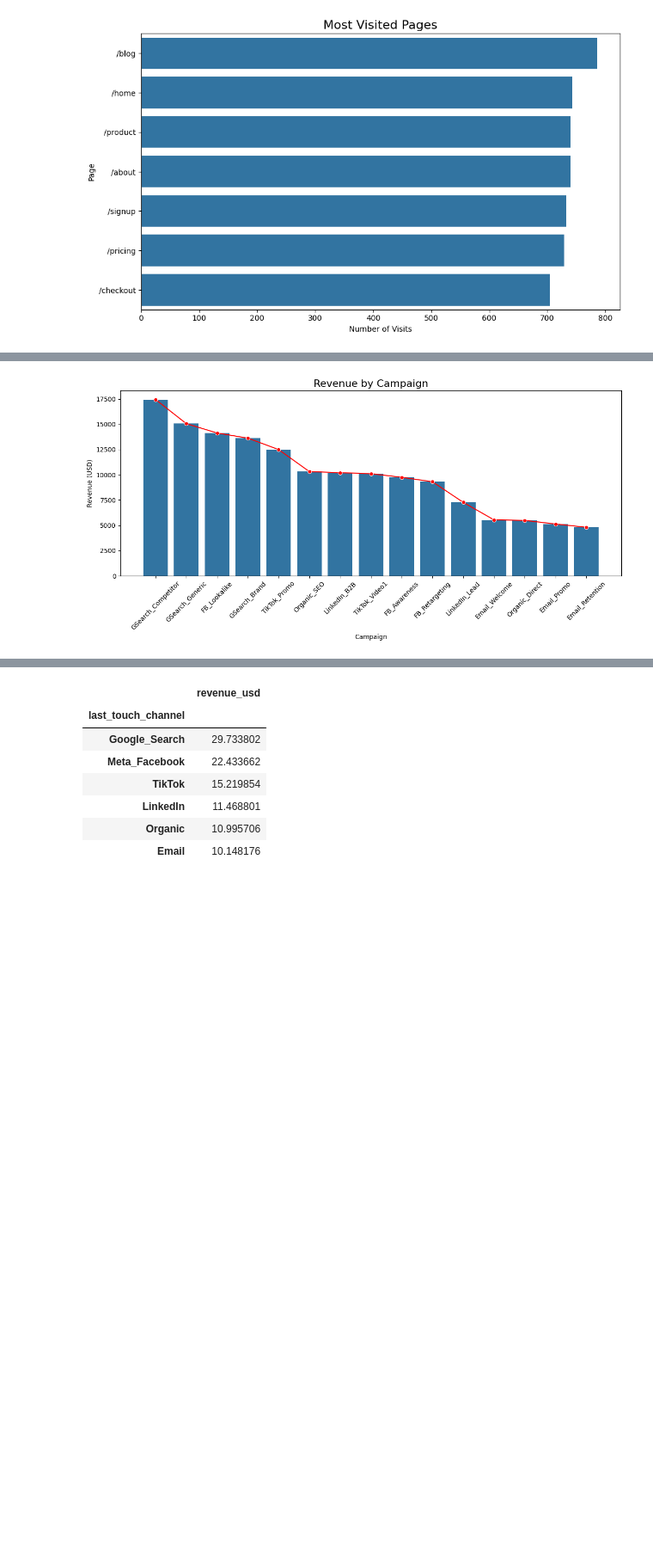
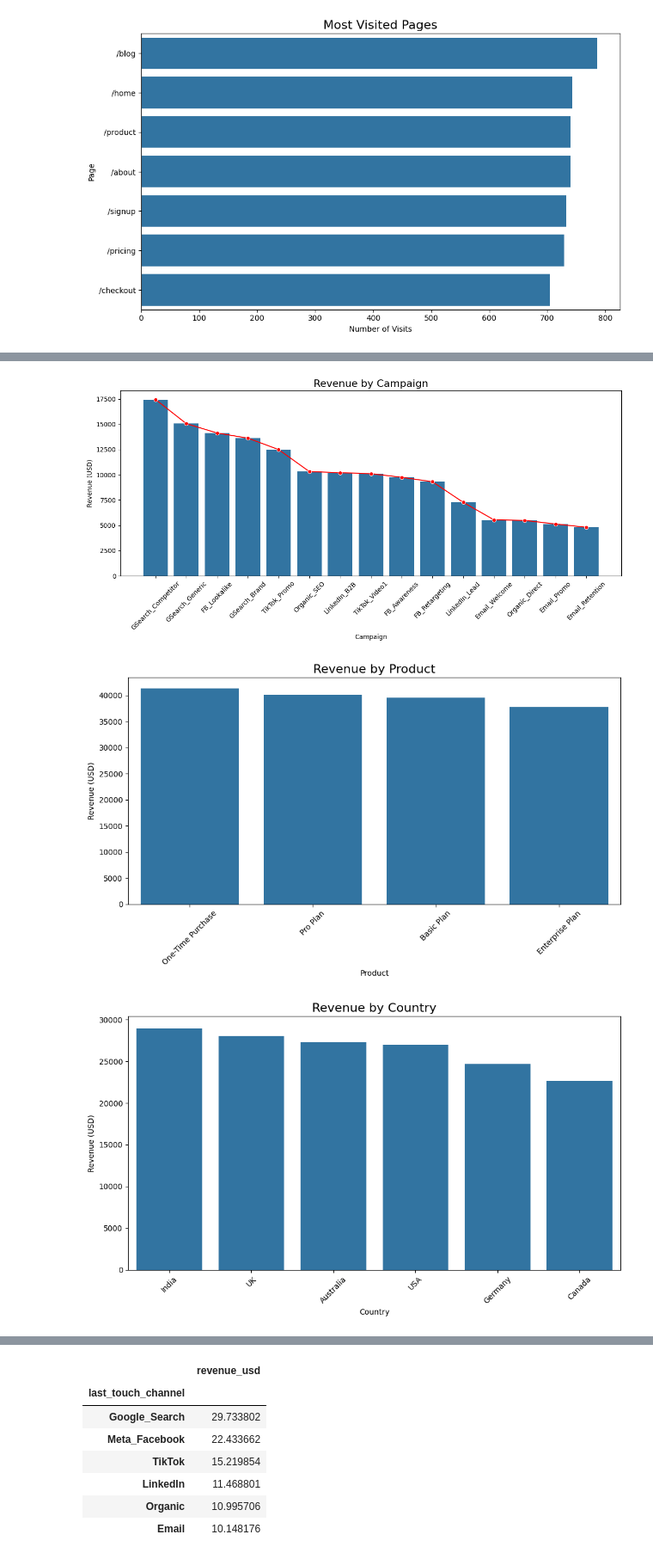
Before and after one commit to banerjee109/Infotact-Data-Team-2, a Jupyter notebook: Assignmenet_1_Roughbook.ipynb, the cells around one changed output, grey strips where cells are left out. Shown at 86% size. Saved outputs shown, nothing was run; the diff lists cells and outputs as text; code cells hidden in the pictures; blank space fills up the shorter version.

```diff
--- a/Assignmenet_1_Roughbook.ipynb
+++ b/Assignmenet_1_Roughbook.ipynb
@@ -559,30 +559,66 @@ plt.tight_layout()
 plt.show()
 
 ##Revenue By Campaign
 revenue_campaign = crm_df.groupby("last_touch_campaign")["revenue_usd"].sum().sort_values(ascending=False).reset_index()
 plt.figure(figsize=(12,6))
 sns.barplot(data=revenue_campaign,x="last_touch_campaign",y="revenue_usd")
 sns.lineplot(data=revenue_campaign,x="last_touch_campaign",y="revenue_usd",color="red",marker="o")
 plt.title("Revenue by Campaign", fontsize=16)
 plt.xlabel("Campaign")
 plt.ylabel("Revenue (USD)")
 plt.xticks(rotation=45)
 plt.tight_layout()
 plt.show()
+
+##Revenue By Product Purchased
+product_revenue = crm_df.groupby("product_purchased")["revenue_usd"].sum().sort_values(ascending=False).reset_index()
+plt.figure(figsize=(10,6))
+sns.barplot(data=product_revenue,x="product_purchased",y="revenue_usd")
+plt.title("Revenue by Product", fontsize=16)
+plt.xlabel("Product")
+plt.ylabel("Revenue (USD)")
+plt.xticks(rotation=45)
+plt.tight_layout()
+plt.show()
+
+##Revenue By Country
+country_revenue =crm_df.groupby("country")["revenue_usd"].sum().sort_values(ascending=False).reset_index()
+plt.figure(figsize=(10,6))
+sns.barplot(data=country_revenue,x="country",y="revenue_usd")
+plt.title("Revenue by Country", fontsize=16)
+plt.xlabel("Country")
+plt.ylabel("Revenue (USD)")
+plt.xticks(rotation=45)
+plt.tight_layout()
+plt.show()
+
+##Revenue By Month
+monthly_revenue = crm_df["month_name"] = crm_df["conversion_date"].dt.month_name()
+monthly_revenue = crm_df.groupby("month_name")["revenue_usd"].sum().reindex(["January", "February", "March", "April", "May", "June","July", "August", "September", "October", "November", "December"]).reset_index()
+plt.figure(figsize=(10,6))
+sns.lineplot(data=monthly_revenue,x="month_name",y="revenue_usd",marker="o",linewidth=2)
+plt.title("Monthly Revenue Trend", fontsize=16)
+plt.xlabel("Month")
+plt.ylabel("Revenue (USD)")
+plt.xticks(rotation=45)
+plt.tight_layout()
+plt.show()
 # %% [output]
 <class 'pandas.core.frame.DataFrame'>
 RangeIndex: 600 entries, 0 to 599
 Data columns (total 7 columns):
  #   Column               Non-Null Count  Dtype
 ---  ------               --------------  -----
  0   customer_id          600 non-null    object
  1   conversion_date      600 non-null    datetime64[ns]
  2   revenue_usd          600 non-null    float64
  3   last_touch_channel   600 non-null    object
  4   last_touch_campaign  572 non-null    object
  5   product_purchased    600 non-null    object
  6   country              600 non-null    object
 dtypes: datetime64[ns](1), float64(1), object(5)
 memory usage: 32.9+ KB
 [figure]
 [figure]
+[figure, added]
+[figure, added]
```
Also changed, not shown: parts of 2 cells of this notebook.
